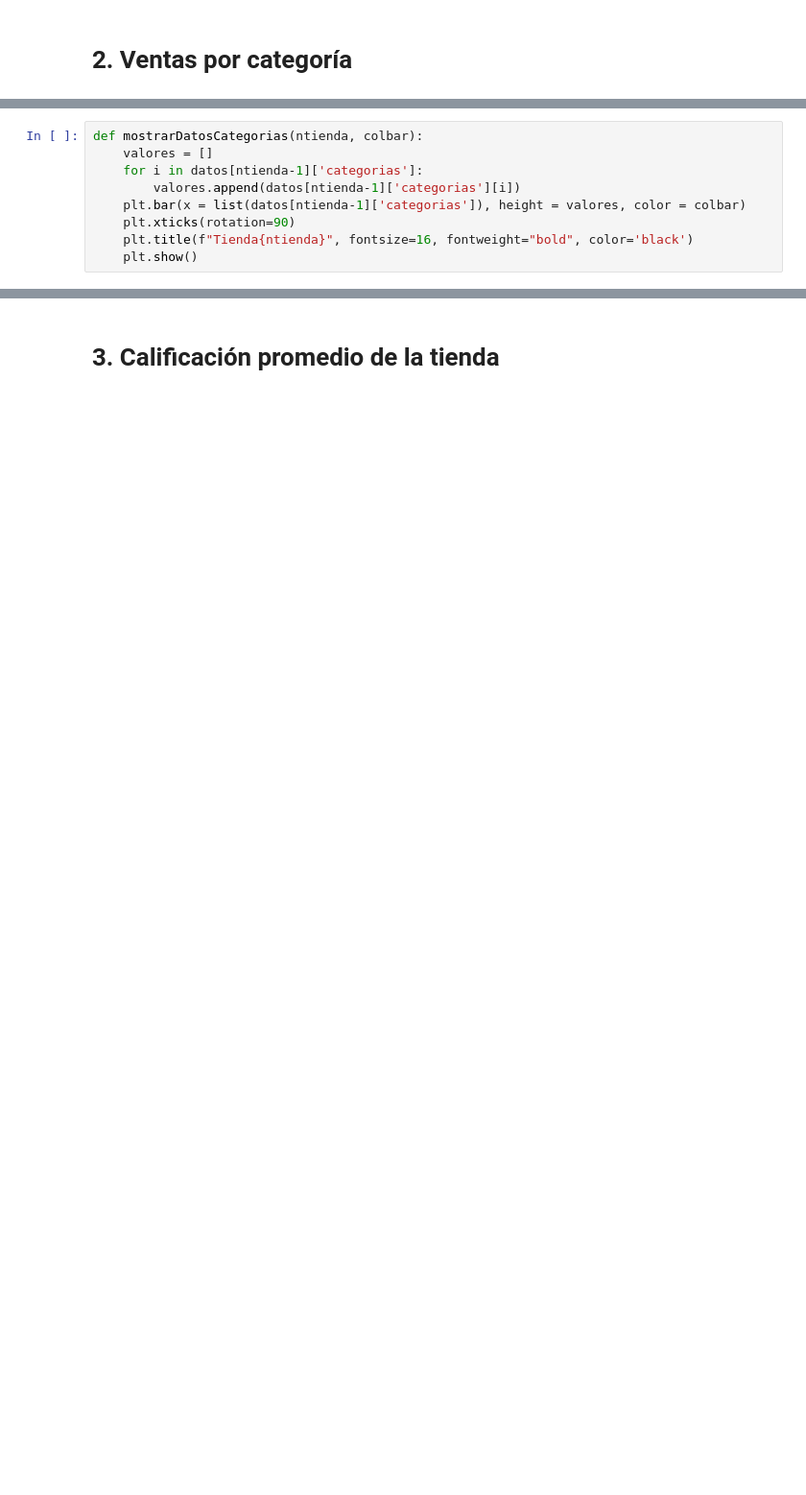
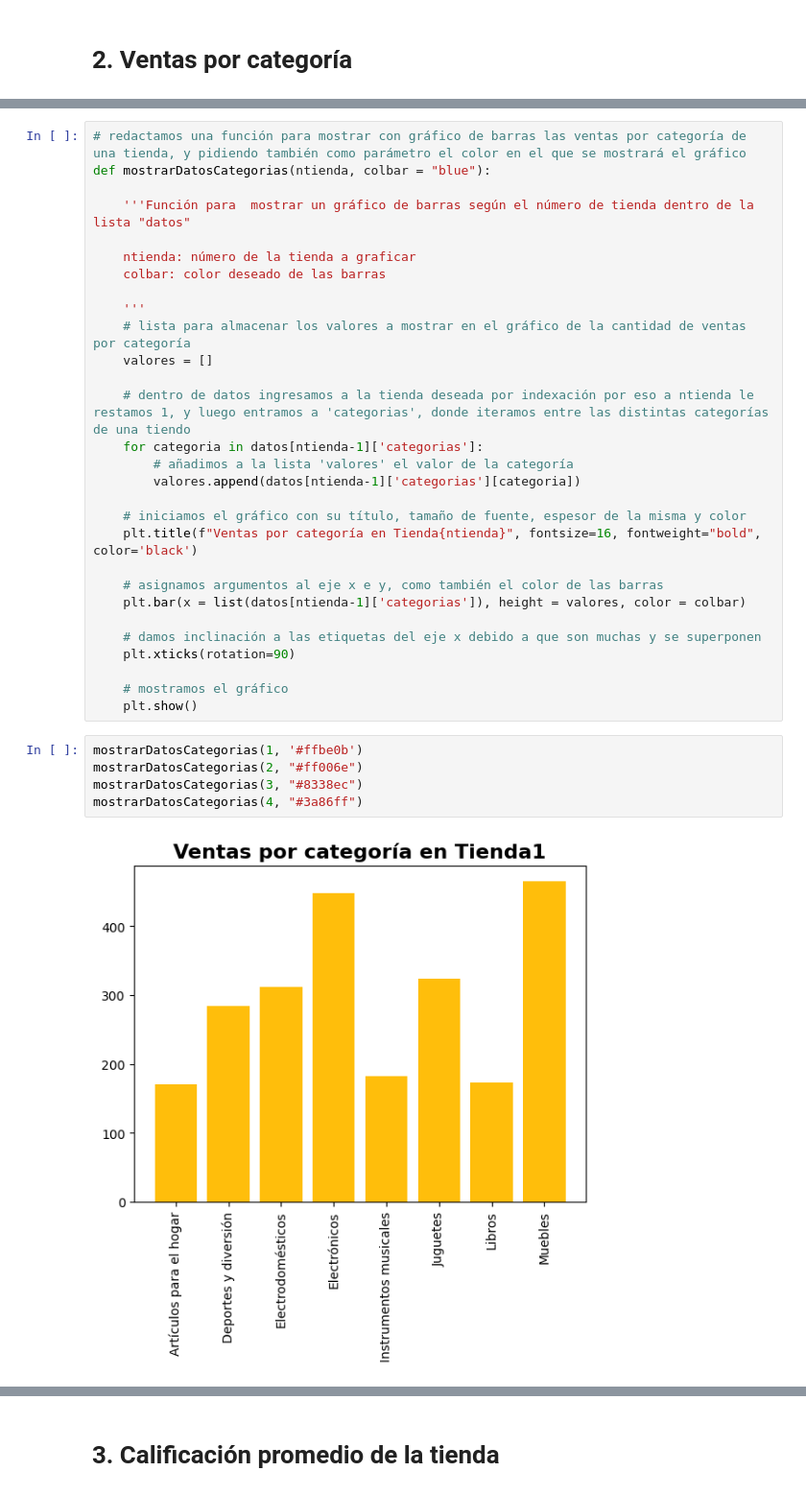
Before and after one commit to aylenfv/DS---Sr.-Juan, a Jupyter notebook: AluraStoreLatam.ipynb, the cells around one changed output, grey strips where cells are left out. Shown at 96% size. Saved outputs shown, nothing was run; the diff lists cells and outputs as text; blank space fills up the shorter version.

```diff
--- a/AluraStoreLatam.ipynb
+++ b/AluraStoreLatam.ipynb
@@ -115,9 +92,0 @@ plt.show()
-# %%
-def mostrarDatosCategorias(ntienda, colbar):
-    valores = []
-    for i in datos[ntienda-1]['categorias']:
-        valores.append(datos[ntienda-1]['categorias'][i])
-    plt.bar(x = list(datos[ntienda-1]['categorias']), height = valores, color = colbar)
-    plt.xticks(rotation=90)
-    plt.title(f"Tienda{ntienda}", fontsize=16, fontweight="bold", color='black')
-    plt.show()
@@ -137,0 +149,36 @@ mostrarDatosCategorias(4,'orange')
+# %%
+# redactamos una función para mostrar con gráfico de barras las ventas por categoría de una tienda, y pidiendo también como parámetro el color en el que se mostrará el gráfico
+def mostrarDatosCategorias(ntienda, colbar = "blue"):
+
+    '''Función para  mostrar un gráfico de barras según el número de tienda dentro de la lista "datos"
+
+    ntienda: número de la tienda a graficar
+    colbar: color deseado de las barras
+
+    '''
+    # lista para almacenar los valores a mostrar en el gráfico de la cantidad de ventas por categoría
+    valores = []
+
+    # dentro de datos ingresamos a la tienda deseada por indexación por eso a ntienda le restamos 1, y luego entramos a 'categorias', donde iteramos entre las distintas categorías de una tiendo
+    for categoria in datos[ntienda-1]['categorias']:
+        # añadimos a la lista 'valores' el valor de la categoría
+        valores.append(datos[ntienda-1]['categorias'][categoria])
+
+    # iniciamos el gráfico con su título, tamaño de fuente, espesor de la misma y color
+    plt.title(f"Ventas por categoría en Tienda{ntienda}", fontsize=16, fontweight="bold", color='black')
+
+    # asignamos argumentos al eje x e y, como también el color de las barras
+    plt.bar(x = list(datos[ntienda-1]['categorias']), height = valores, color = colbar)
+
+    # damos inclinación a las etiquetas del eje x debido a que son muchas y se superponen
+    plt.xticks(rotation=90)
+
+    # mostramos el gráfico
+    plt.show()
+# %%
+mostrarDatosCategorias(1, '#ffbe0b')
+mostrarDatosCategorias(2, "#ff006e")
+mostrarDatosCategorias(3, "#8338ec")
+mostrarDatosCategorias(4, "#3a86ff")
+# %% [output]
+[figure, added]
```
Also changed, not shown: parts of 36 cells of this notebook.
